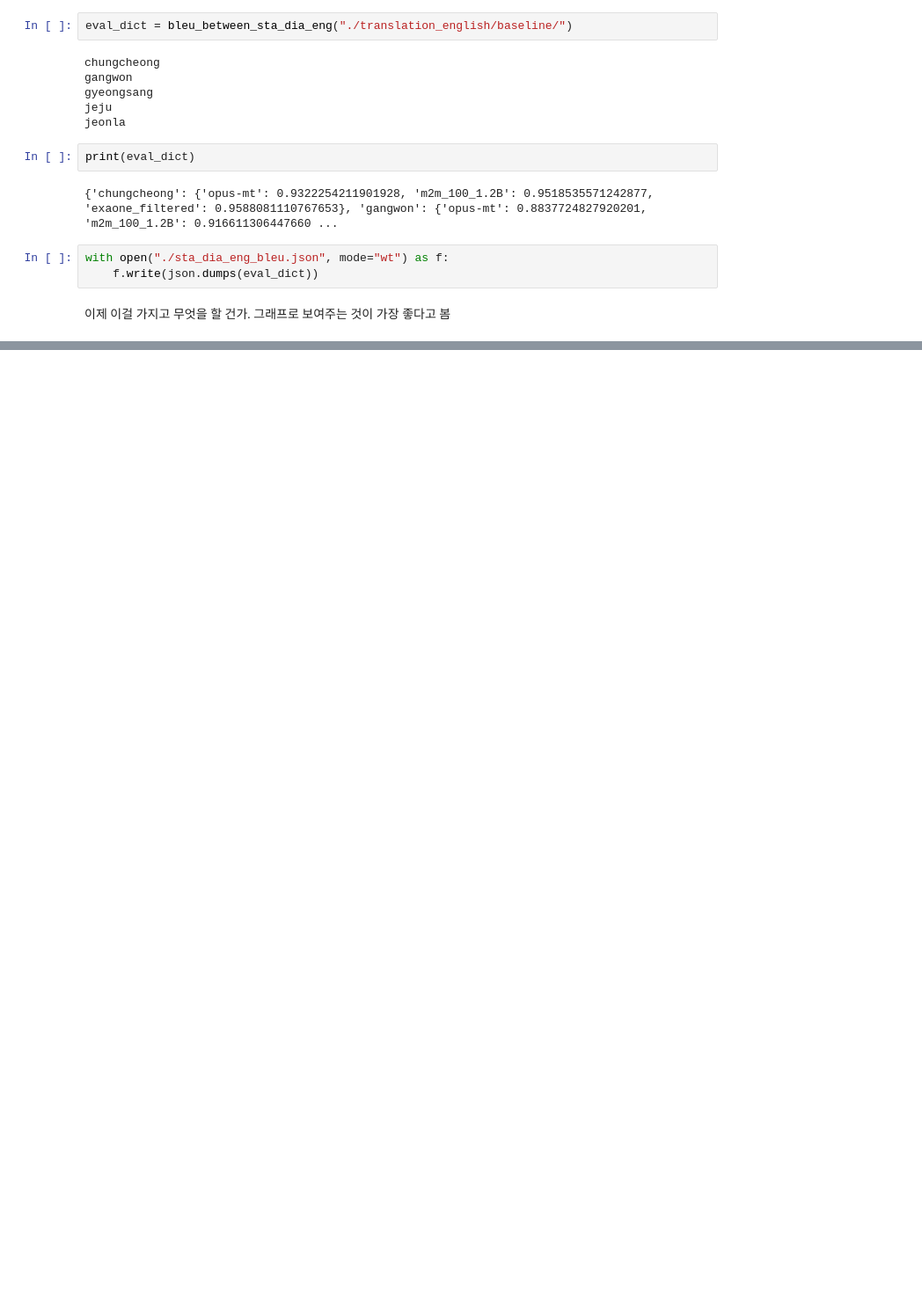
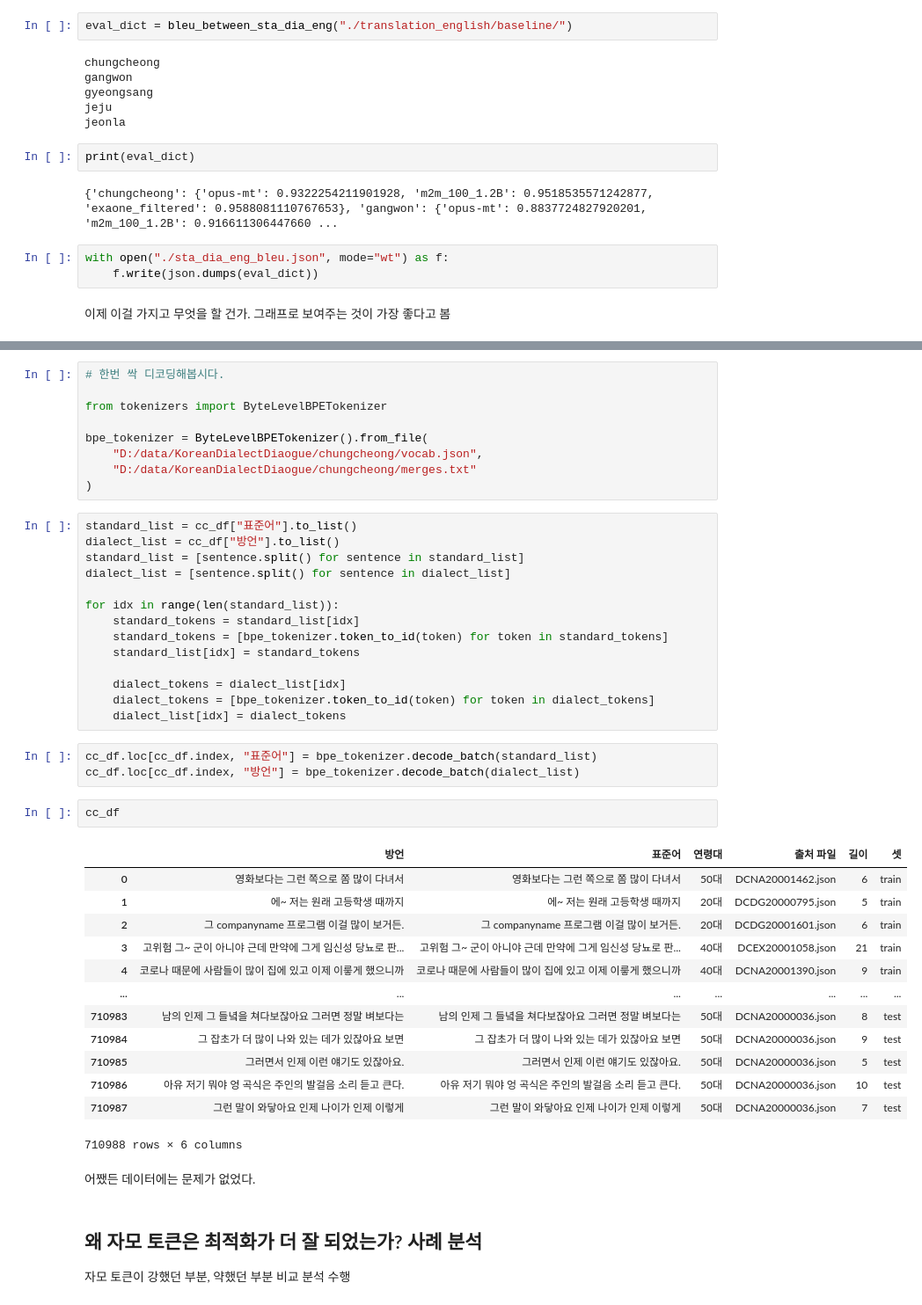
Before and after one commit to BlessingDev/NLP-Standard-Dialect-Translation, a Jupyter notebook: translation_english/analyze.ipynb, the cells around one changed output, grey strips where cells are left out. Shown: that part at 88% size. Cells and saved outputs as stored; diff of their text form; blank space fills up the shorter version.

```diff
--- a/translation_english/analyze.ipynb
+++ b/translation_english/analyze.ipynb
@@ -932,0 +1276,48 @@ with open("./sta_dia_eng_bleu.json", mode="wt") as f:
+# %%
+# 한번 싹 디코딩해봅시다.
+
+from tokenizers import ByteLevelBPETokenizer
+
+bpe_tokenizer = ByteLevelBPETokenizer().from_file(
+    "D:/data/KoreanDialectDiaogue/chungcheong/vocab.json",
+    "D:/data/KoreanDialectDiaogue/chungcheong/merges.txt"
+)
+# %%
+standard_list = cc_df["표준어"].to_list()
+dialect_list = cc_df["방언"].to_list()
+standard_list = [sentence.split() for sentence in standard_list]
+dialect_list = [sentence.split() for sentence in dialect_list]
+
+for idx in range(len(standard_list)):
+    standard_tokens = standard_list[idx]
+    standard_tokens = [bpe_tokenizer.token_to_id(token) for token in standard_tokens]
+    standard_list[idx] = standard_tokens
+
+    dialect_tokens = dialect_list[idx]
+    dialect_tokens = [bpe_tokenizer.token_to_id(token) for token in dialect_tokens]
+    dialect_list[idx] = dialect_tokens
+# %%
+cc_df.loc[cc_df.index, "표준어"] = bpe_tokenizer.decode_batch(standard_list)
+cc_df.loc[cc_df.index, "방언"] = bpe_tokenizer.decode_batch(dialect_list)
+# %%
+cc_df
+# %% [output]
+|  | 방언 | 표준어 | 연령대 | 출처 파일 | 길이 | 셋 |
+| 0 | 영화보다는 그런 쪽으로 쫌 많이 다녀서 | 영화보다는 그런 쪽으로 쫌 많이 다녀서 | 50대 | DCNA20001462.json | 6 | train |
+| 1 | 에~ 저는 원래 고등학생 때까지 | 에~ 저는 원래 고등학생 때까지 | 20대 | DCDG20000795.json | 5 | train |
+| 2 | 그 companyname 프로그램 이걸 많이 보거든. | 그 companyname 프로그램 이걸 많이 보거든. | 20대 | DCDG20001601.json | 6 | train |
+| 3 | 고위험 그~ 군이 아니야 근데 만약에 그게 임신성 당뇨로 판... | 고위험 그~ 군이 아니야 근데 만약에 그게 임신성 당뇨로 판... | 40대 | DCEX20001058.json | 21 | train |
+| 4 | 코로나 때문에 사람들이 많이 집에 있고 이제 이릏게 했으니까 | 코로나 때문에 사람들이 많이 집에 있고 이제 이릏게 했으니까 | 40대 | DCNA20001390.json | 9 | train |
+| ... | ... | ... | ... | ... | ... | ... |
+| 710983 | 남의 인제 그 들녘을 쳐다보잖아요 그러면 정말 벼보다는 | 남의 인제 그 들녘을 쳐다보잖아요 그러면 정말 벼보다는 | 50대 | DCNA20000036.json | 8 | test |
+| 710984 | 그 잡초가 더 많이 나와 있는 데가 있잖아요 보면 | 그 잡초가 더 많이 나와 있는 데가 있잖아요 보면 | 50대 | DCNA20000036.json | 9 | test |
+| 710985 | 그러면서 인제 이런 얘기도 있잖아요. | 그러면서 인제 이런 얘기도 있잖아요. | 50대 | DCNA20000036.json | 5 | test |
+| 710986 | 아유 저기 뭐야 엉 곡식은 주인의 발걸음 소리 듣고 큰다. | 아유 저기 뭐야 엉 곡식은 주인의 발걸음 소리 듣고 큰다. | 50대 | DCNA20000036.json | 10 | test |
+| 710987 | 그런 말이 와닿아요 인제 나이가 인제 이렇게 | 그런 말이 와닿아요 인제 나이가 인제 이렇게 | 50대 | DCNA20000036.json | 7 | test |
+710988 rows × 6 columns
+# %% [markdown]
+어쨌든 데이터에는 문제가 없었다.
+# %% [markdown]
+## 왜 자모 토큰은 최적화가 더 잘 되었는가? 사례 분석
+
+자모 토큰이 강했던 부분, 약했던 부분 비교 분석 수행
```
Also changed, not shown: parts of 52 cells of this notebook, 37 other files.
